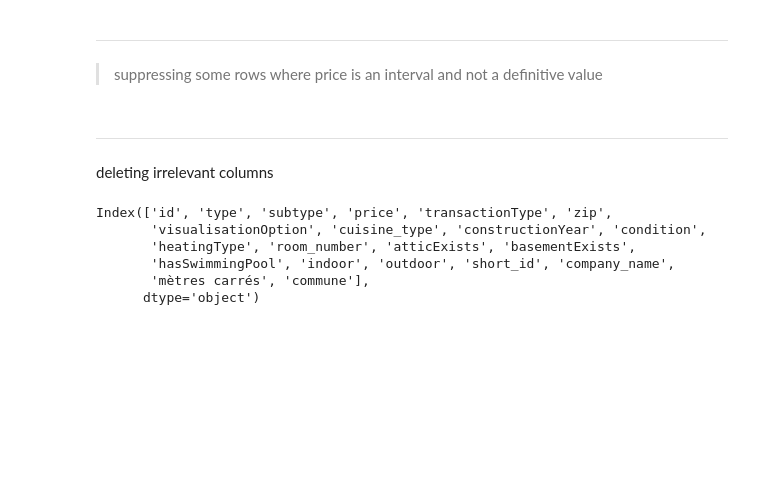
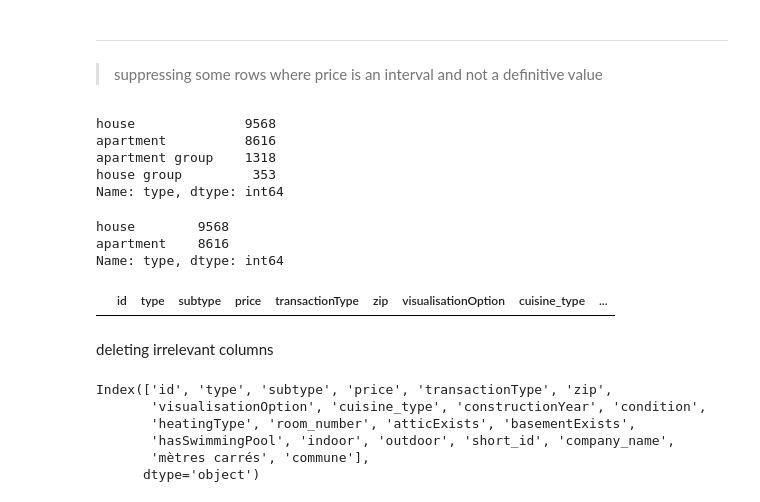
Before and after one commit to Ezamey/Data-Analysis, a Jupyter notebook: cleaning.ipynb, the cells around one changed output. Saved outputs shown, nothing was run; the diff lists cells and outputs as text; code cells hidden in the pictures; blank space fills up the shorter version.

```diff
--- a/cleaning.ipynb
+++ b/cleaning.ipynb
@@ -177,10 +177,28 @@ data.head(1)
 ---------------
 # %% [markdown]
  > suppressing some rows where price is an interval and  not a definitive value
+# %%
+data.type.value_counts()
+# %% [output]
+house              9568
+apartment          8616
+apartment group    1318
+house group         353
+Name: type, dtype: int64
 # %%
-data = data[(data.type!="apartment group") | (data.type!="house group") |(data.subtype!="apartment group")]
+data = data[data.type!="apartment group"]
+data = data[data.type!="house group"]
+data = data[data.subtype!="apartment group"]
-# %% [markdown]
-------------------------------------------------------------
+# %%
+data.type.value_counts()
+# %% [output]
+house        9568
+apartment    8616
+Name: type, dtype: int64
+# %%
+data[data.type.isin(["apartment group","house group"])]
+# %% [output]
+|  | id | type | subtype | price | transactionType | zip | visualisationOption | cuisine_type | ... |
 # %%
 data.rename(columns={'m2':"mètres carrés"},inplace=True)
 # %% [markdown]
```
Also changed, not shown: parts of 6 cells of this notebook, 3 other files.
